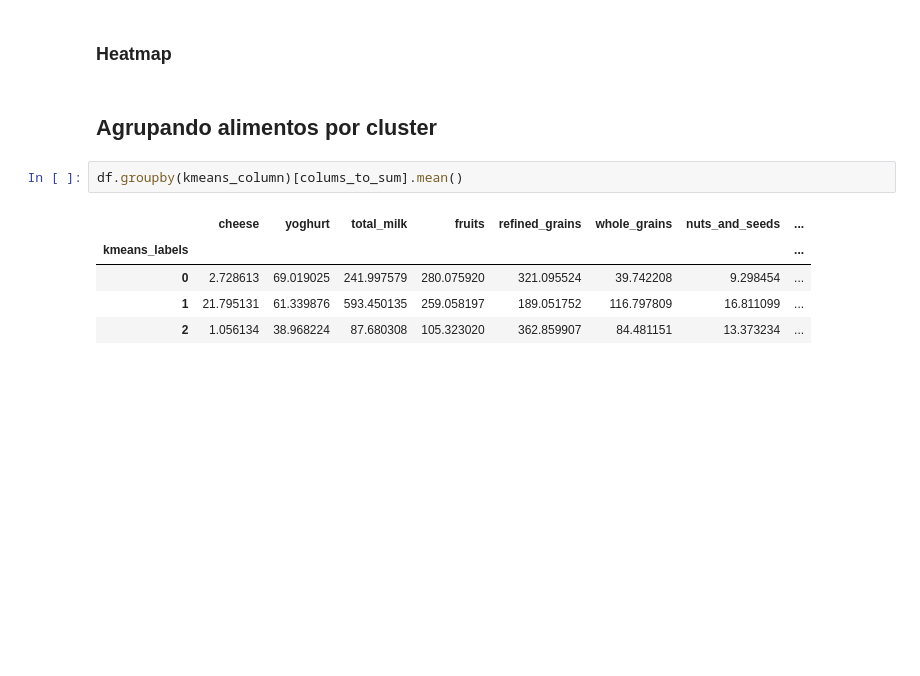
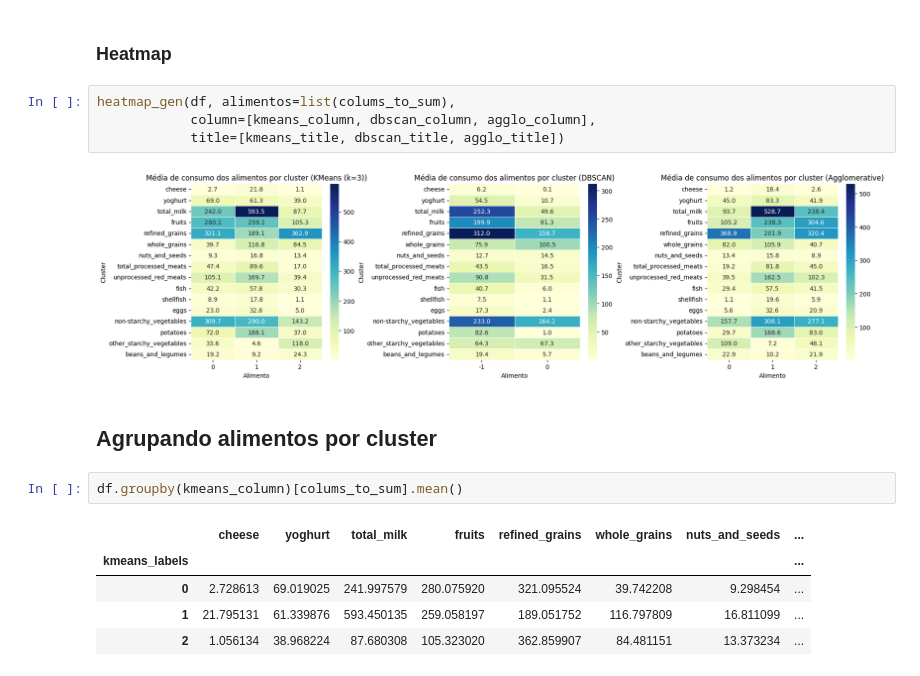
Before and after one commit to TurnipPudding/Machine-Learning---SCC0276, a Jupyter notebook: Trabalho 2/trab02_ML.ipynb, the cells around one changed output. Drawn from its saved outputs; the diff is of its cells as text; blank space fills up the shorter version.

```diff
--- a/Trabalho 2/trab02_ML.ipynb
+++ b/Trabalho 2/trab02_ML.ipynb
@@ -469,5 +551,11 @@ pca_gen(X_scaled=X_scaled, df=df,
 # %% [markdown]
 ### Heatmap
+# %%
+heatmap_gen(df, alimentos=list(colums_to_sum),
+            column=[kmeans_column, dbscan_column, agglo_column],
+            title=[kmeans_title, dbscan_title, agglo_title])
+# %% [output]
+[figure, added]
 # %% [markdown]
 ## Agrupando alimentos por cluster
 # %%
```
Also changed, not shown: parts of 8 cells of this notebook.
